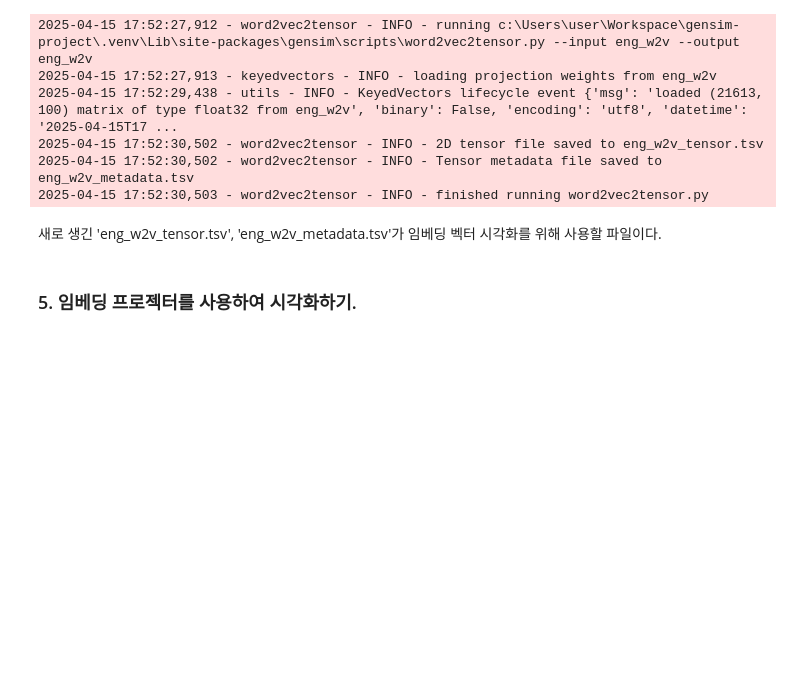
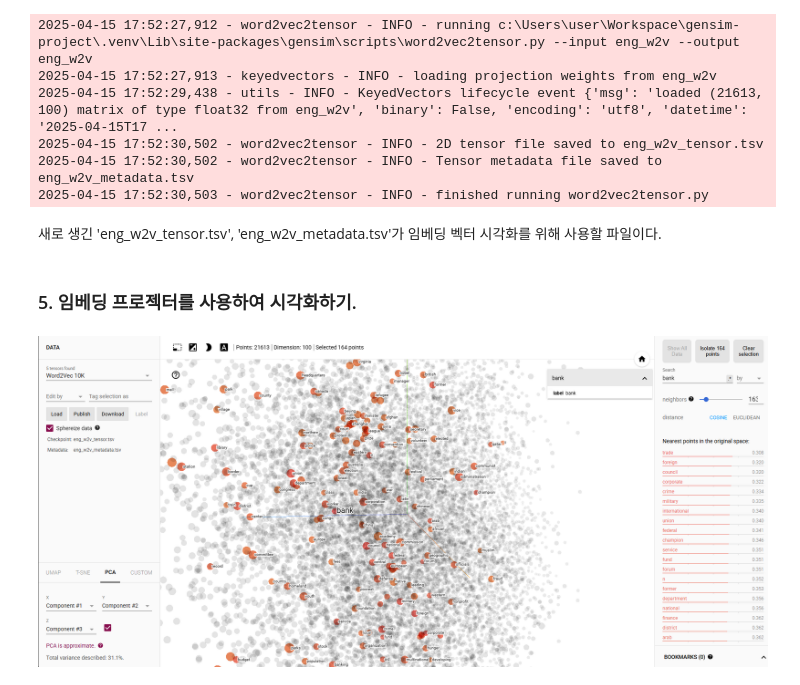
Before and after one commit to tryfasting/deeplearning-pytorch-textbook, a Jupyter notebook: 12-04 Word2Vec 학습 및 시각화.ipynb, the cells around one changed output. Cells and saved outputs as stored; diff of their text form; code cells hidden in the pictures; blank space fills up the shorter version.

```diff
--- a/12-04 Word2Vec 학습 및 시각화.ipynb
+++ b/12-04 Word2Vec 학습 및 시각화.ipynb
@@ -293,0 +294,4 @@ Image()
+# %%
+Image("./scr/12-04 Word2Vec Projector Result - bank.png")
+# %% [output]
+[figure, added]
```
Also changed, not shown: parts of 3 cells of this notebook.
